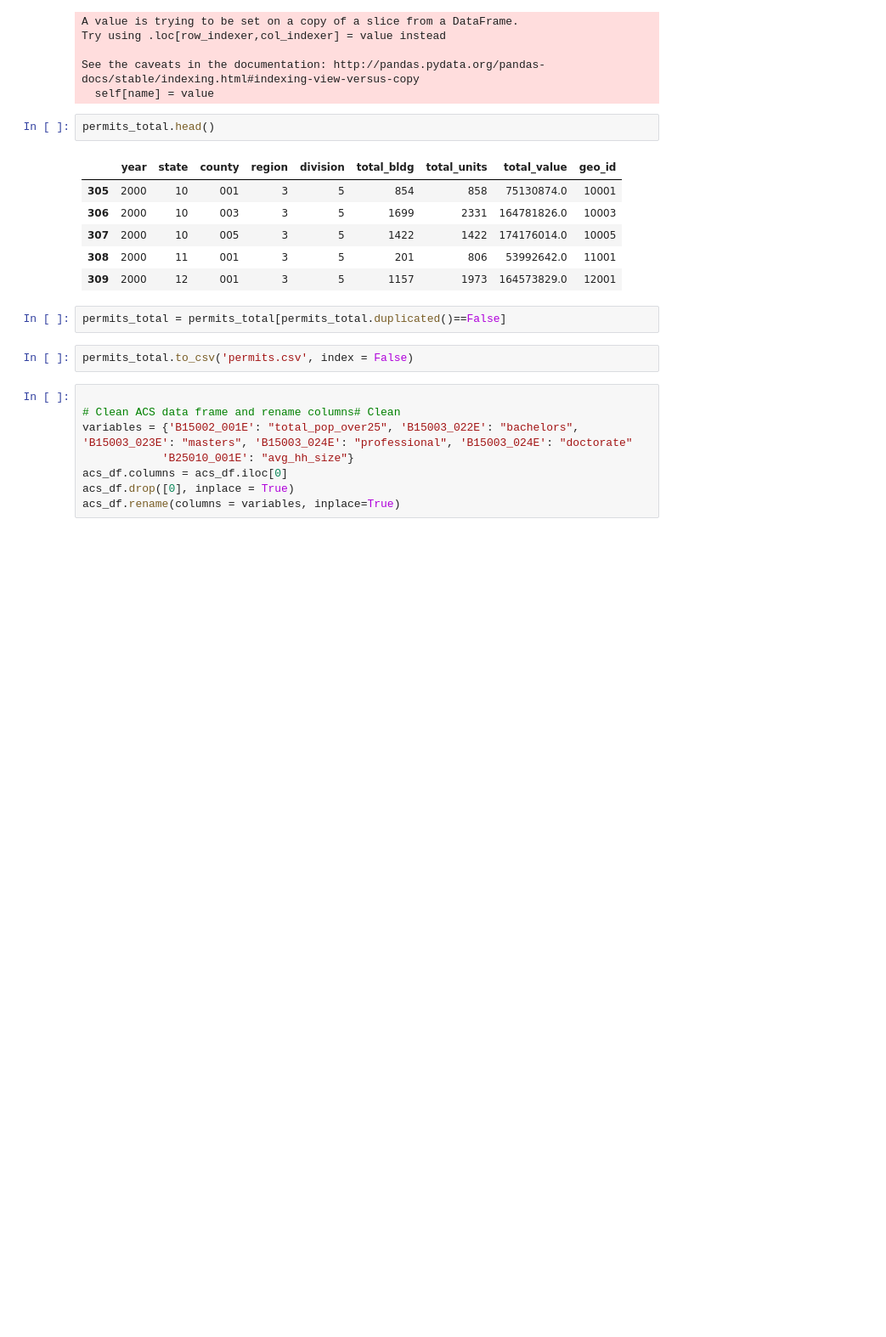
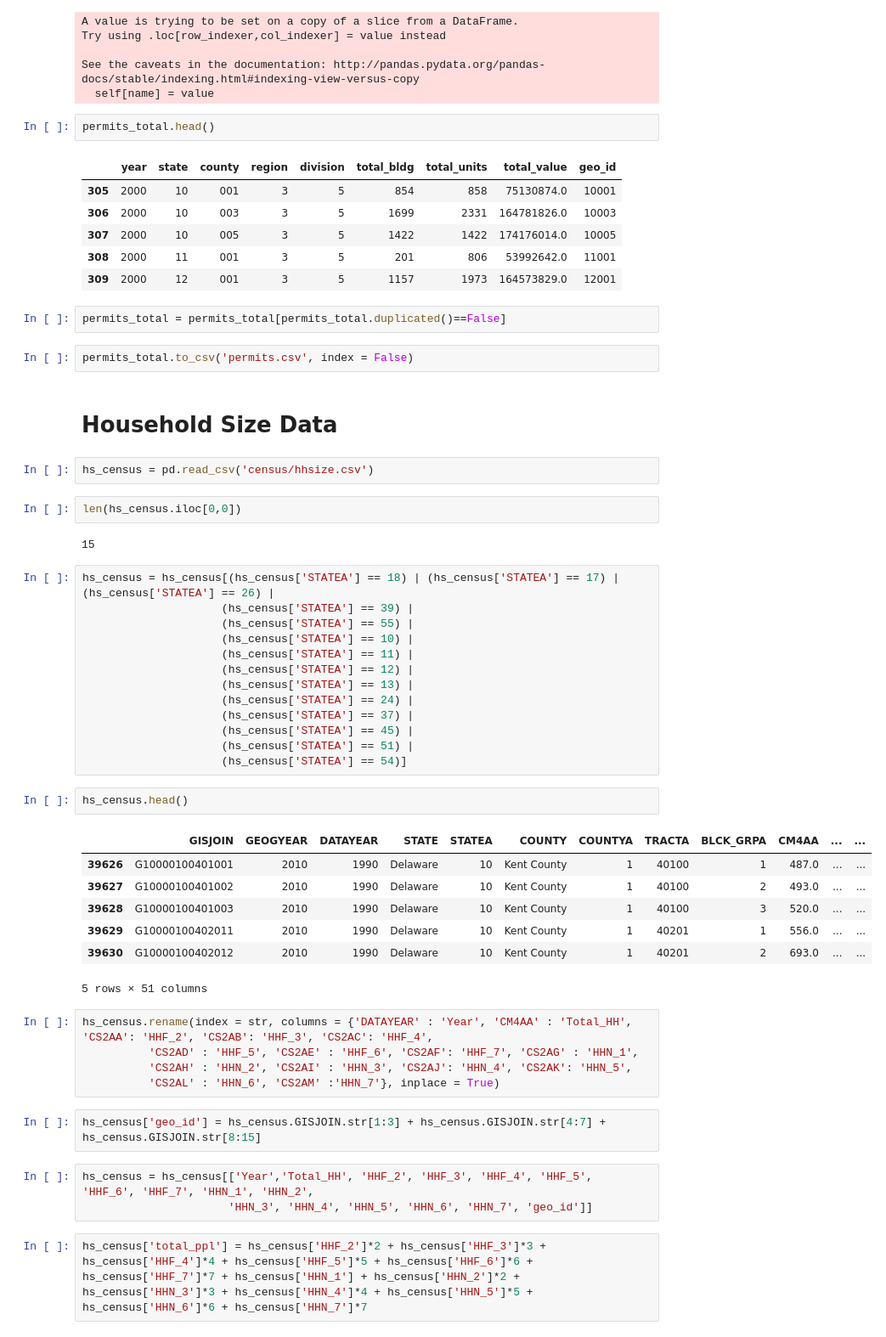
Before and after one commit to justincohler/evictions-learn, a Jupyter notebook: src/data/Gathering and Cleaning Census Data .ipynb, the cells around one changed output. Shown at 85% size. Cells and saved outputs as stored; diff of their text form; blank space fills up the shorter version.

Commit message:
hh size

```diff
--- a/src/data/Gathering and Cleaning Census Data .ipynb
+++ b/src/data/Gathering and Cleaning Census Data .ipynb
@@ -212,11 +219,46 @@ permits_total.head()
 permits_total = permits_total[permits_total.duplicated()==False]
 # %%
 permits_total.to_csv('permits.csv', index = False)
-# %%
-
-# Clean ACS data frame and rename columns# Clean
-variables = {'B15002_001E': "total_pop_over25", 'B15003_022E': "bachelors", 'B15003_023E': "masters", 'B15003_024E': "professional", 'B15003_024E': "doctorate"
-            'B25010_001E': "avg_hh_size"}
-acs_df.columns = acs_df.iloc[0]
-acs_df.drop([0], inplace = True)
-acs_df.rename(columns = variables, inplace=True)
+# %% [markdown]
+# Household Size Data
+# %%
+hs_census = pd.read_csv('census/hhsize.csv')
+# %%
+len(hs_census.iloc[0,0])
+# %% [output]
+15
+# %%
+hs_census = hs_census[(hs_census['STATEA'] == 18) | (hs_census['STATEA'] == 17) | (hs_census['STATEA'] == 26) |
+                     (hs_census['STATEA'] == 39) |
+                     (hs_census['STATEA'] == 55) |
+                     (hs_census['STATEA'] == 10) |
+                     (hs_census['STATEA'] == 11) |
+                     (hs_census['STATEA'] == 12) |
+                     (hs_census['STATEA'] == 13) |
+                     (hs_census['STATEA'] == 24) |
+                     (hs_census['STATEA'] == 37) |
+                     (hs_census['STATEA'] == 45) |
+                     (hs_census['STATEA'] == 51) |
+                     (hs_census['STATEA'] == 54)]
+# %%
+hs_census.head()
+# %% [output]
+|  | GISJOIN | GEOGYEAR | DATAYEAR | STATE | STATEA | COUNTY | COUNTYA | TRACTA | BLCK_GRPA | CM4AA | ... | ... |
+| 39626 | G10000100401001 | 2010 | 1990 | Delaware | 10 | Kent County | 1 | 40100 | 1 | 487.0 | ... | ... |
+| 39627 | G10000100401002 | 2010 | 1990 | Delaware | 10 | Kent County | 1 | 40100 | 2 | 493.0 | ... | ... |
+| 39628 | G10000100401003 | 2010 | 1990 | Delaware | 10 | Kent County | 1 | 40100 | 3 | 520.0 | ... | ... |
+| 39629 | G10000100402011 | 2010 | 1990 | Delaware | 10 | Kent County | 1 | 40201 | 1 | 556.0 | ... | ... |
+| 39630 | G10000100402012 | 2010 | 1990 | Delaware | 10 | Kent County | 1 | 40201 | 2 | 693.0 | ... | ... |
+5 rows × 51 columns
+# %%
+hs_census.rename(index = str, columns = {'DATAYEAR' : 'Year', 'CM4AA' : 'Total_HH', 'CS2AA': 'HHF_2', 'CS2AB': 'HHF_3', 'CS2AC': 'HHF_4',
+          'CS2AD' : 'HHF_5', 'CS2AE' : 'HHF_6', 'CS2AF': 'HHF_7', 'CS2AG' : 'HHN_1',
+          'CS2AH' : 'HHN_2', 'CS2AI' : 'HHN_3', 'CS2AJ': 'HHN_4', 'CS2AK': 'HHN_5',
+          'CS2AL' : 'HHN_6', 'CS2AM' :'HHN_7'}, inplace = True)
+# %%
+hs_census['geo_id'] = hs_census.GISJOIN.str[1:3] + hs_census.GISJOIN.str[4:7] + hs_census.GISJOIN.str[8:15]
+# %%
+hs_census = hs_census[['Year','Total_HH', 'HHF_2', 'HHF_3', 'HHF_4', 'HHF_5', 'HHF_6', 'HHF_7', 'HHN_1', 'HHN_2',
+                      'HHN_3', 'HHN_4', 'HHN_5', 'HHN_6', 'HHN_7', 'geo_id']]
+# %%
+hs_census['total_ppl'] = hs_census['HHF_2']*2 + hs_census['HHF_3']*3 + hs_census['HHF_4']*4 + hs_census['HHF_5']*5 + hs_census['HHF_6']*6 + hs_census['HHF_7']*7 + hs_census['HHN_1'] + hs_census['HHN_2']*2 + hs_census['HHN_3']*3 + hs_census['HHN_4']*4 + hs_census['HHN_5']*5 + hs_census['HHN_6']*6 + hs_census['HHN_7']*7
```
Also changed, not shown: parts of 22 cells of this notebook, 2 other files.
